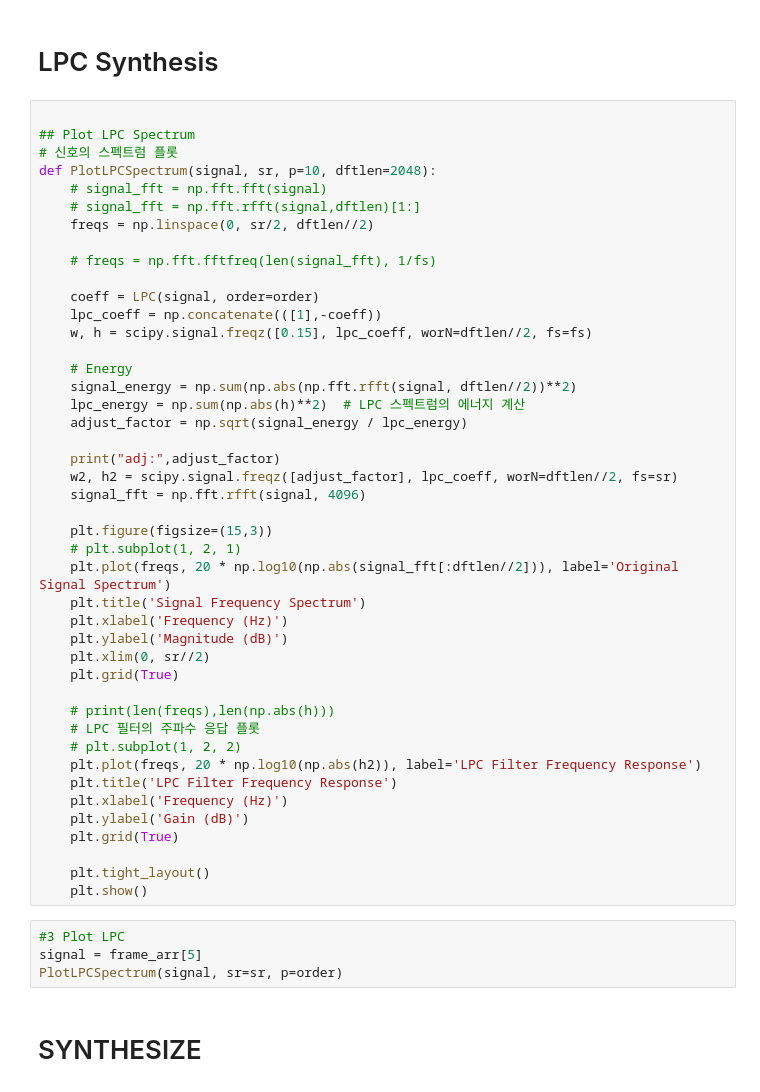
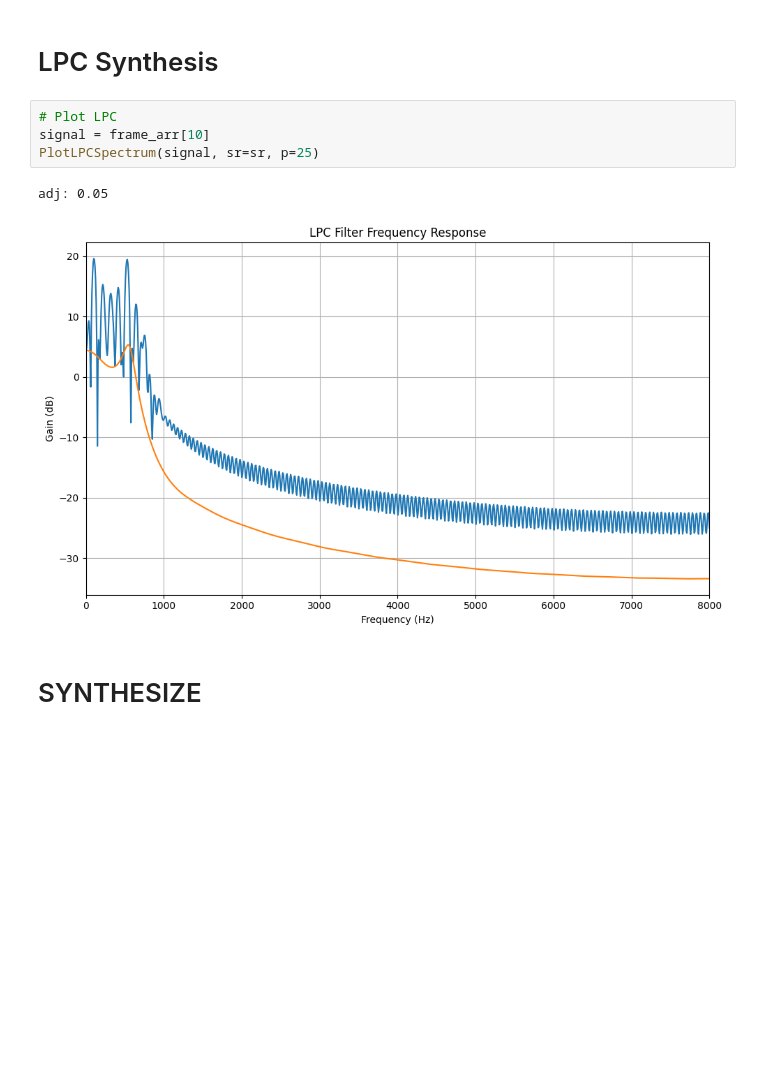
Before and after one commit to woongzip1/SATEST, a Jupyter notebook: SATEST 78.ipynb, the cells around one changed output. Drawn from its saved outputs; the diff is of its cells as text; blank space fills up the shorter version.

```diff
--- a/SATEST 78.ipynb
+++ b/SATEST 78.ipynb
@@ -677,52 +490,11 @@ plt.show()
 # %% [markdown]
 # LPC Synthesis
-# %%
-
-## Plot LPC Spectrum
-# 신호의 스펙트럼 플롯
-def PlotLPCSpectrum(signal, sr, p=10, dftlen=2048):
-    # signal_fft = np.fft.fft(signal)
-    # signal_fft = np.fft.rfft(signal,dftlen)[1:]
-    freqs = np.linspace(0, sr/2, dftlen//2)
-
-    # freqs = np.fft.fftfreq(len(signal_fft), 1/fs)
-
-    coeff = LPC(signal, order=order)
-    lpc_coeff = np.concatenate(([1],-coeff))
-    w, h = scipy.signal.freqz([0.15], lpc_coeff, worN=dftlen//2, fs=fs)
-
-    # Energy
-    signal_energy = np.sum(np.abs(np.fft.rfft(signal, dftlen//2))**2)
-    lpc_energy = np.sum(np.abs(h)**2)  # LPC 스펙트럼의 에너지 계산
-    adjust_factor = np.sqrt(signal_energy / lpc_energy)
-
-    print("adj:",adjust_factor)
-    w2, h2 = scipy.signal.freqz([adjust_factor], lpc_coeff, worN=dftlen//2, fs=sr)
-    signal_fft = np.fft.rfft(signal, 4096)
-
-    plt.figure(figsize=(15,3))
-    # plt.subplot(1, 2, 1)
-    plt.plot(freqs, 20 * np.log10(np.abs(signal_fft[:dftlen//2])), label='Original Signal Spectrum')
-    plt.title('Signal Frequency Spectrum')
-    plt.xlabel('Frequency (Hz)')
-    plt.ylabel('Magnitude (dB)')
-    plt.xlim(0, sr//2)
-    plt.grid(True)
-
-    # print(len(freqs),len(np.abs(h)))
-    # LPC 필터의 주파수 응답 플롯
-    # plt.subplot(1, 2, 2)
-    plt.plot(freqs, 20 * np.log10(np.abs(h2)), label='LPC Filter Frequency Response')
-    plt.title('LPC Filter Frequency Response')
-    plt.xlabel('Frequency (Hz)')
-    plt.ylabel('Gain (dB)')
-    plt.grid(True)
-
-    plt.tight_layout()
-    plt.show()
 # %%
-#3 Plot LPC
-signal = frame_arr[5]
-PlotLPCSpectrum(signal, sr=sr, p=order)
+# Plot LPC
+signal = frame_arr[10]
+PlotLPCSpectrum(signal, sr=sr, p=25)
+# %% [output]
+adj: 0.05
+[figure, added]
 # %% [markdown]
 # SYNTHESIZE
```
Also changed, not shown: parts of 16 cells of this notebook, 3 other files.
